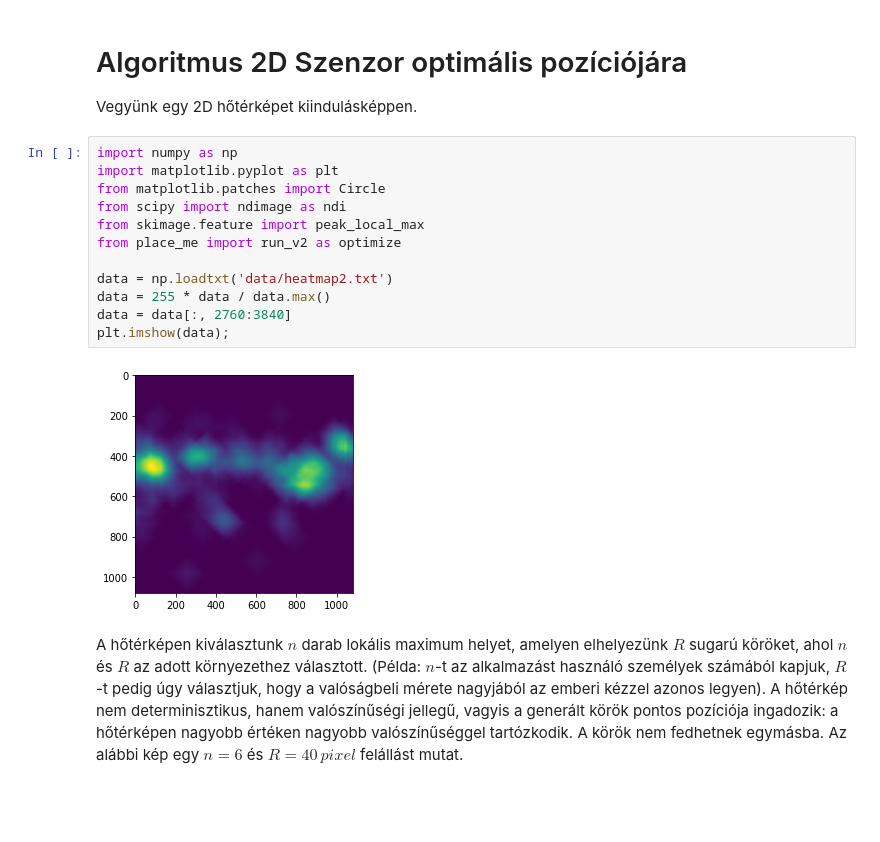
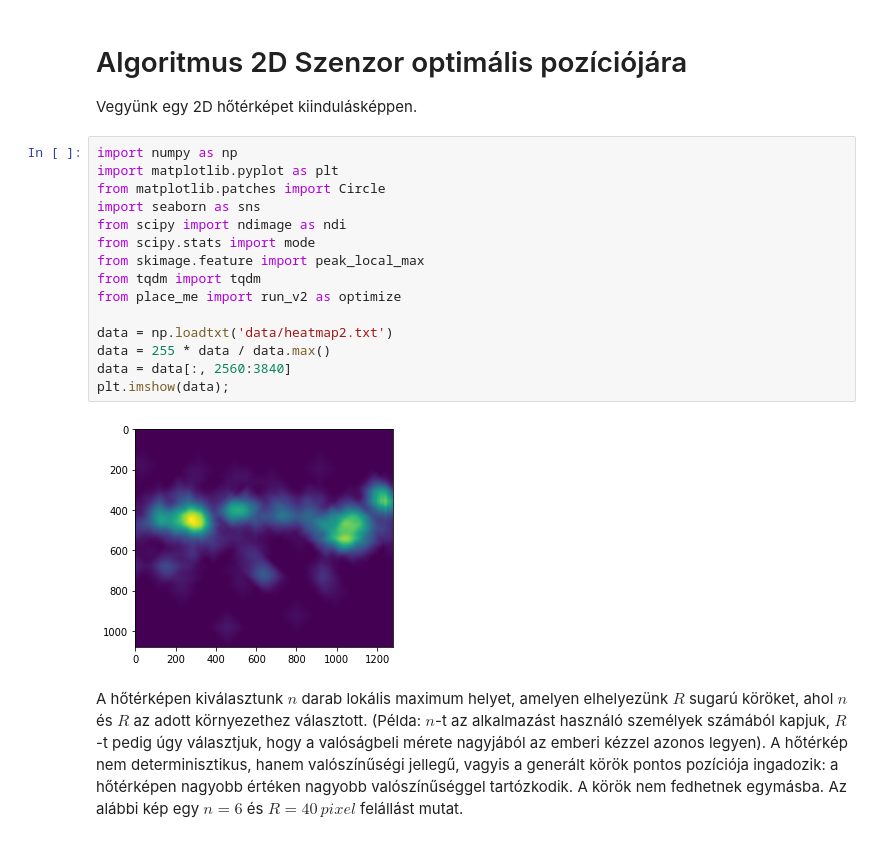
Before and after one commit to Ptrskay3/place_me, a Jupyter notebook: example.ipynb, the cells around one changed output. Cells and saved outputs as stored; diff of their text form; blank space fills up the shorter version.

```diff
--- a/example.ipynb
+++ b/example.ipynb
@@ -5,17 +5,20 @@ Vegyünk egy 2D hőtérképet kiindulásképpen.
 # %%
 import numpy as np
 import matplotlib.pyplot as plt
 from matplotlib.patches import Circle
+import seaborn as sns
 from scipy import ndimage as ndi
+from scipy.stats import mode
 from skimage.feature import peak_local_max
+from tqdm import tqdm
 from place_me import run_v2 as optimize
 
 data = np.loadtxt('data/heatmap2.txt')
 data = 255 * data / data.max()
-data = data[:, 2760:3840]
+data = data[:, 2560:3840]
 plt.imshow(data);
 # %% [output]
-[figure, old version]
+[figure, new version]
 # %% [markdown]
 A hőtérképen kiválasztunk $n$ darab lokális maximum helyet, amelyen elhelyezünk $R$ sugarú köröket, ahol $n$ és $R$ az adott környezethez választott. (Példa: $n$-t az alkalmazást használó személyek számából kapjuk, $R$-t pedig úgy választjuk, hogy a valóságbeli mérete nagyjából az emberi kézzel azonos legyen). A hőtérkép nem determinisztikus, hanem valószínűségi jellegű, vagyis a generált körök pontos pozíciója ingadozik: a hőtérképen nagyobb értéken nagyobb valószínűséggel tartózkodik. A körök nem fedhetnek egymásba. Az alábbi kép egy $n = 6$ és $R = 40\,pixel$ felállást mutat.
 # %%
```
Also changed, not shown: parts of 9 cells of this notebook, 1 other file.
